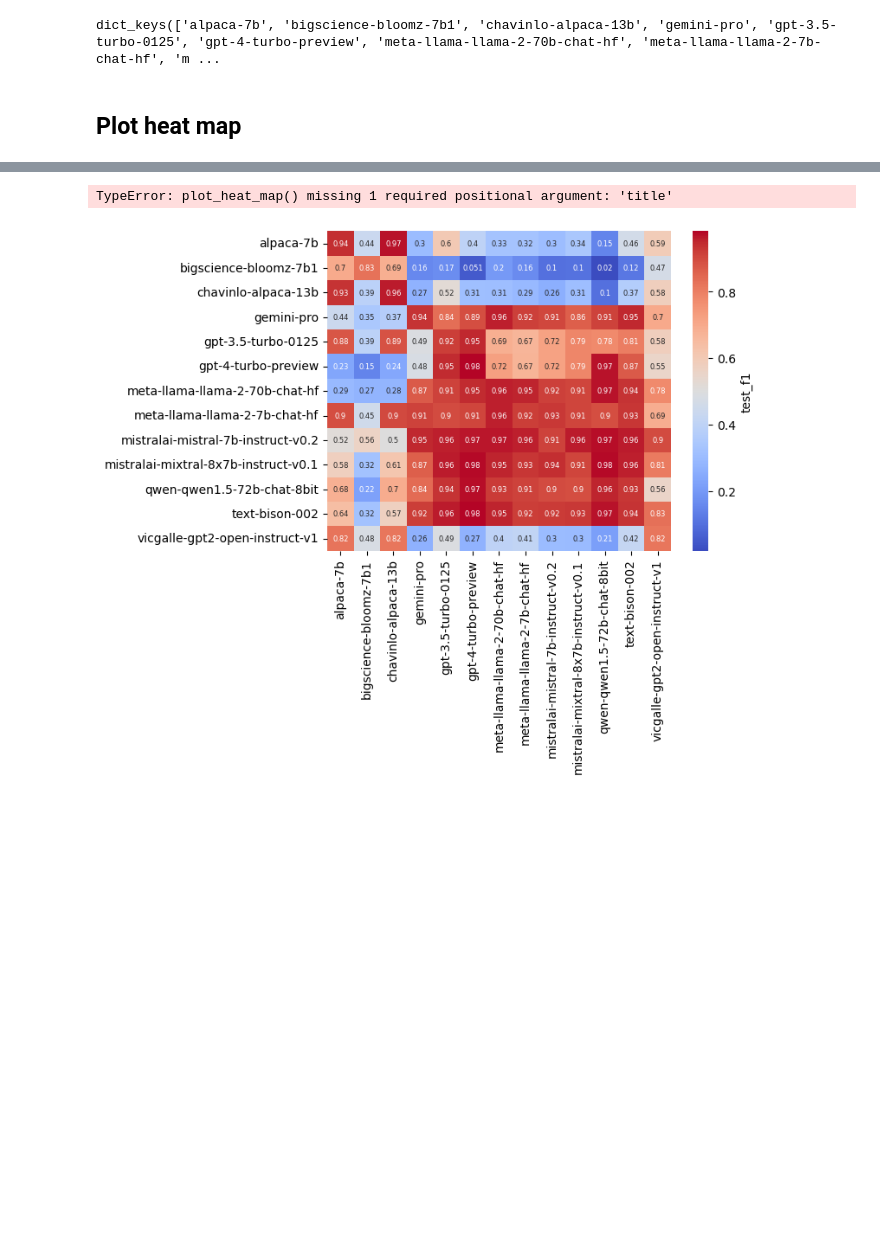
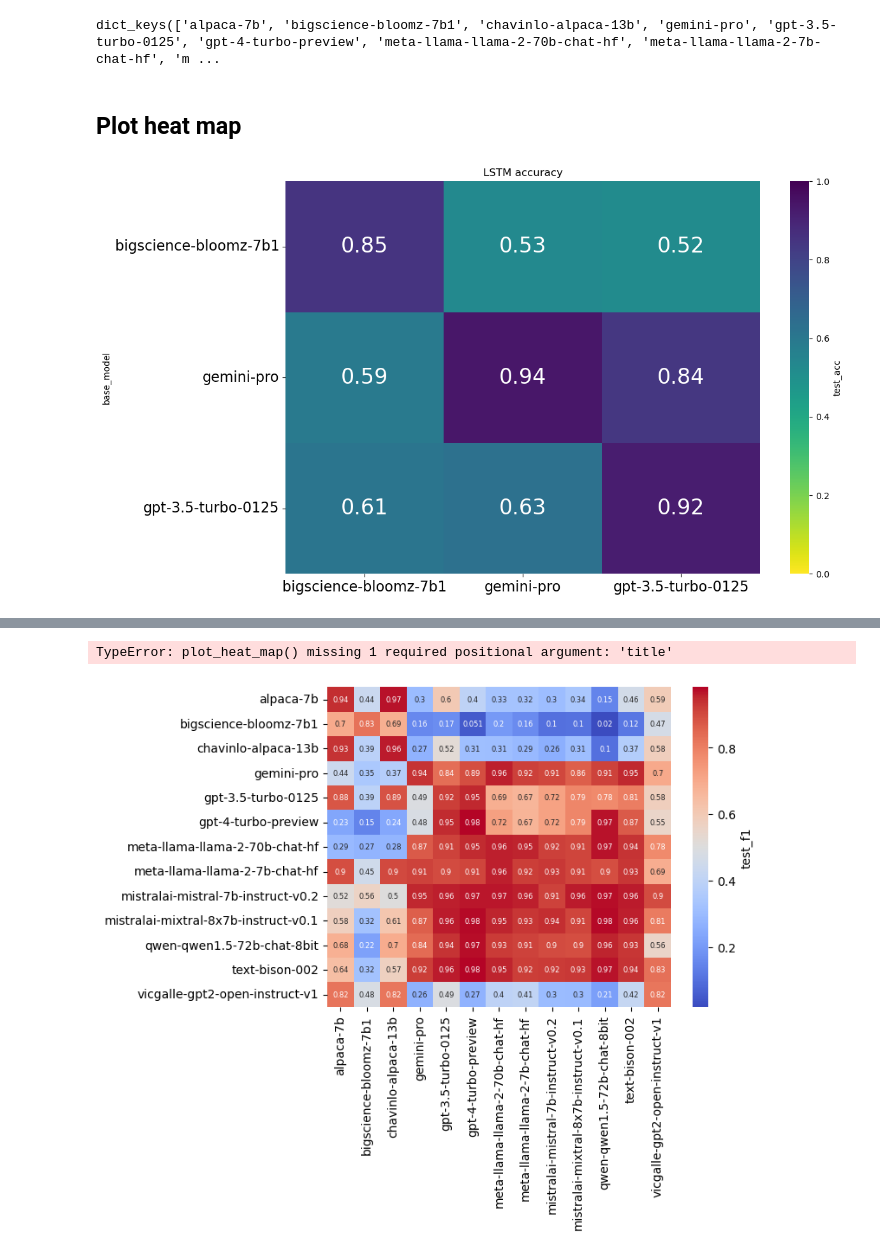
Before and after one commit to dundurlunka/llm-detect, a Jupyter notebook: src/baseline/one-vs-each-heat-map.ipynb, the cells around one changed output, grey strips where cells are left out. Cells and saved outputs as stored; diff of their text form; code cells hidden in the pictures; blank space fills up the shorter version.

```diff
--- a/src/baseline/one-vs-each-heat-map.ipynb
+++ b/src/baseline/one-vs-each-heat-map.ipynb
@@ -79,2 +82,6 @@ def plot_heat_map(data, native_metrics_dict, title, use_full_test_set=True, metr
     plt.title(title)
     plt.show()
+# %%
+plot_heat_map(data, native_metrics_dict, 'LSTM accuracy', use_full_test_set=False, metric='test_acc')
+# %% [output]
+[figure, added]
```
Also changed, not shown: parts of 6 cells of this notebook, 4 other files.
